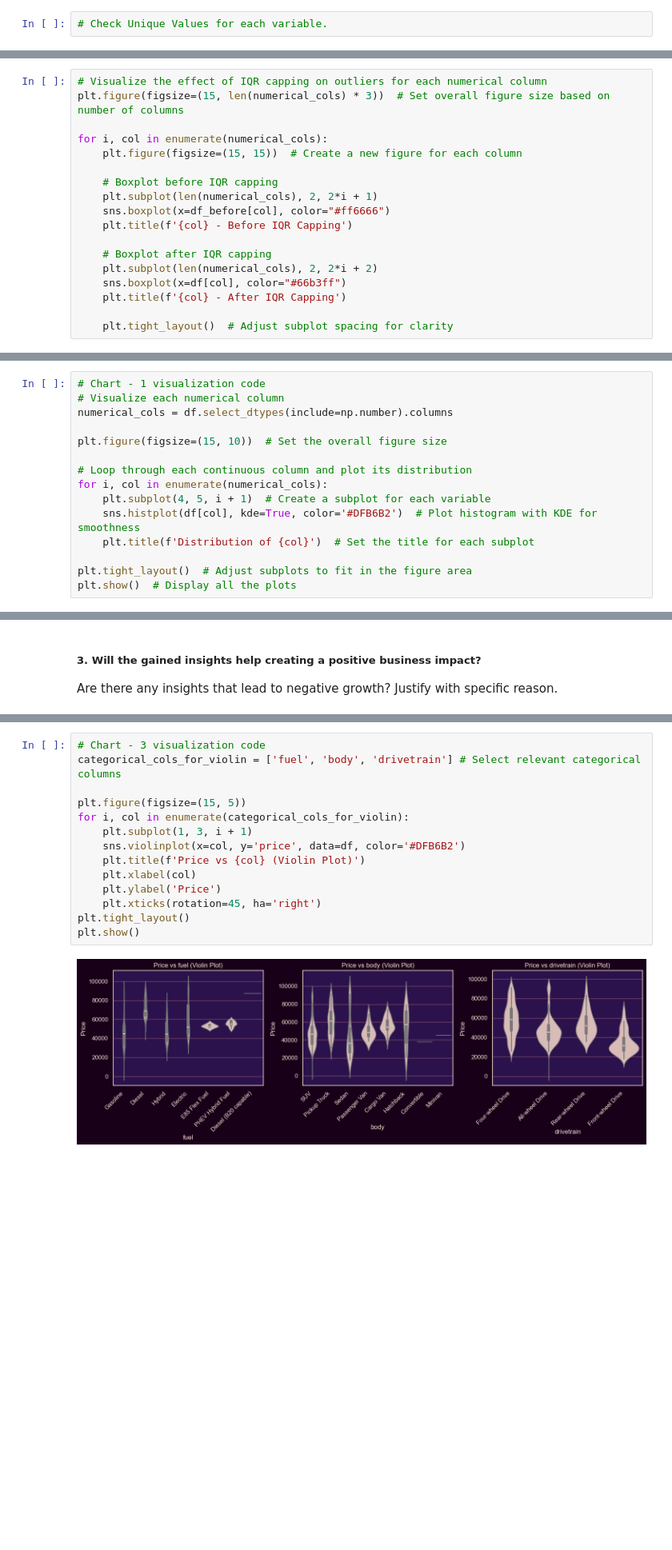
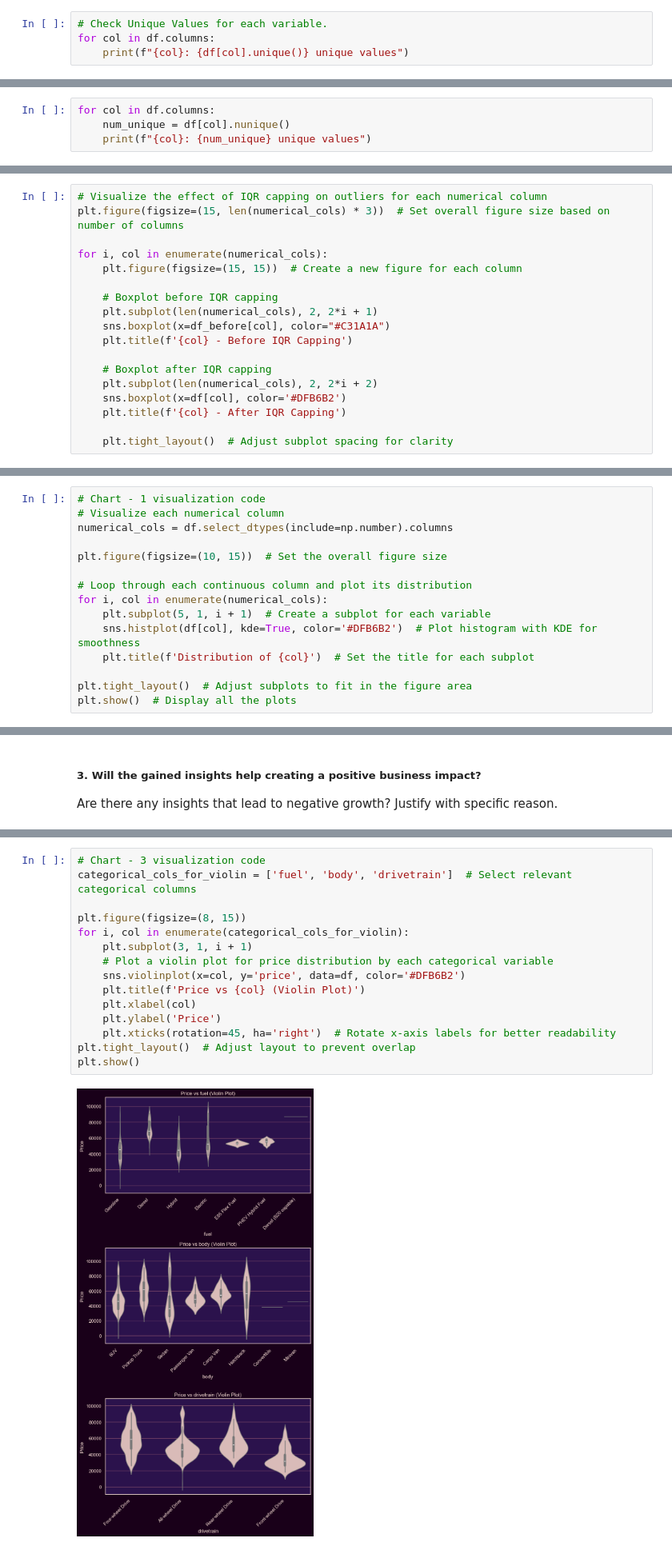
Before and after one commit to KushangShah/Vehicle-Price-Prediction, a Jupyter notebook: VehiclePricePridiction_ML.ipynb, the cells around one changed output, grey strips where cells are left out. Shown at 80% size. Cells and saved outputs as stored; diff of their text form; blank space fills up the shorter version.

```diff
--- a/VehiclePricePridiction_ML.ipynb
+++ b/VehiclePricePridiction_ML.ipynb
@@ -339,3 +426,5 @@ Answer Here
 ### Check Unique Values for each variable.
 # %%
 # Check Unique Values for each variable.
+for col in df.columns:
+    print(f"{col}: {df[col].unique()} unique values")
@@ -341,0 +449,4 @@ Answer Here
+# %%
+for col in df.columns:
+    num_unique = df[col].nunique()
+    print(f"{col}: {num_unique} unique values")
@@ -444,12 +573,12 @@ for i, col in enumerate(numerical_cols):
 
     # Boxplot before IQR capping
     plt.subplot(len(numerical_cols), 2, 2*i + 1)
-    sns.boxplot(x=df_before[col], color="#ff6666")
+    sns.boxplot(x=df_before[col], color="#C31A1A")
     plt.title(f'{col} - Before IQR Capping')
 
     # Boxplot after IQR capping
     plt.subplot(len(numerical_cols), 2, 2*i + 2)
-    sns.boxplot(x=df[col], color="#66b3ff")
+    sns.boxplot(x=df[col], color='#DFB6B2')
     plt.title(f'{col} - After IQR Capping')
 
     plt.tight_layout()  # Adjust subplot spacing for clarity
@@ -487,11 +616,11 @@ Answer Here.
 # Visualize each numerical column
 numerical_cols = df.select_dtypes(include=np.number).columns
 
-plt.figure(figsize=(15, 10))  # Set the overall figure size
+plt.figure(figsize=(10, 15))  # Set the overall figure size
 
 # Loop through each continuous column and plot its distribution
 for i, col in enumerate(numerical_cols):
-    plt.subplot(4, 5, i + 1)  # Create a subplot for each variable
+    plt.subplot(5, 1, i + 1)  # Create a subplot for each variable
     sns.histplot(df[col], kde=True, color='#DFB6B2')  # Plot histogram with KDE for smoothness
     plt.title(f'Distribution of {col}')  # Set the title for each subplot
 
@@ -534,18 +685,19 @@ Answer Here
 # %%
 # Chart - 3 visualization code
-categorical_cols_for_violin = ['fuel', 'body', 'drivetrain'] # Select relevant categorical columns
+categorical_cols_for_violin = ['fuel', 'body', 'drivetrain']  # Select relevant categorical columns
 
-plt.figure(figsize=(15, 5))
+plt.figure(figsize=(8, 15))
 for i, col in enumerate(categorical_cols_for_violin):
-    plt.subplot(1, 3, i + 1)
+    plt.subplot(3, 1, i + 1)
+    # Plot a violin plot for price distribution by each categorical variable
     sns.violinplot(x=col, y='price', data=df, color='#DFB6B2')
     plt.title(f'Price vs {col} (Violin Plot)')
     plt.xlabel(col)
     plt.ylabel('Price')
-    plt.xticks(rotation=45, ha='right')
-plt.tight_layout()
+    plt.xticks(rotation=45, ha='right')  # Rotate x-axis labels for better readability
+plt.tight_layout()  # Adjust layout to prevent overlap
 plt.show()
 # %% [output]
-[figure, old version]
+[figure, new version]
 # %% [markdown]
 ##### 1. Why did you pick the specific chart?
```
Also changed, not shown: parts of 322 cells of this notebook.
